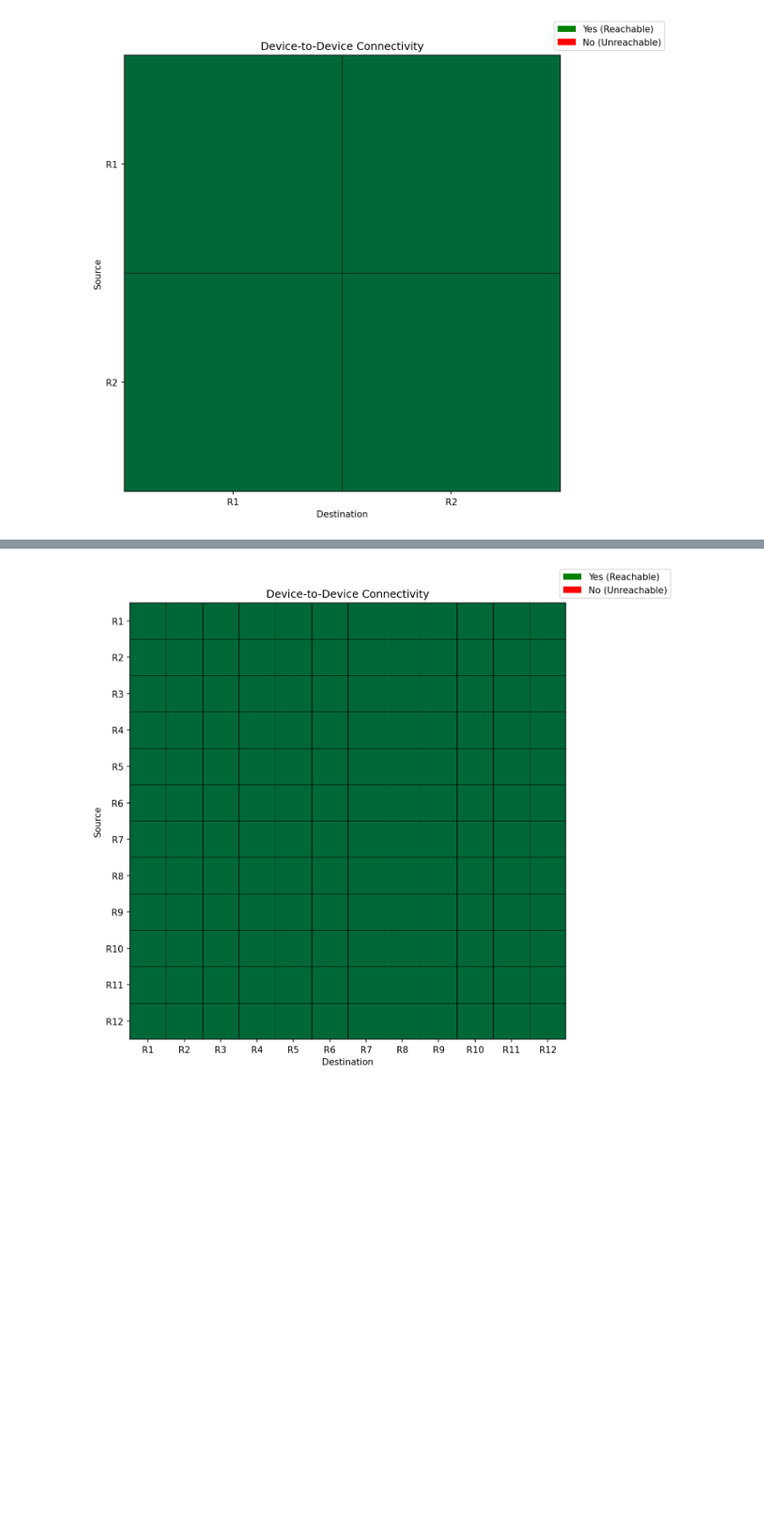
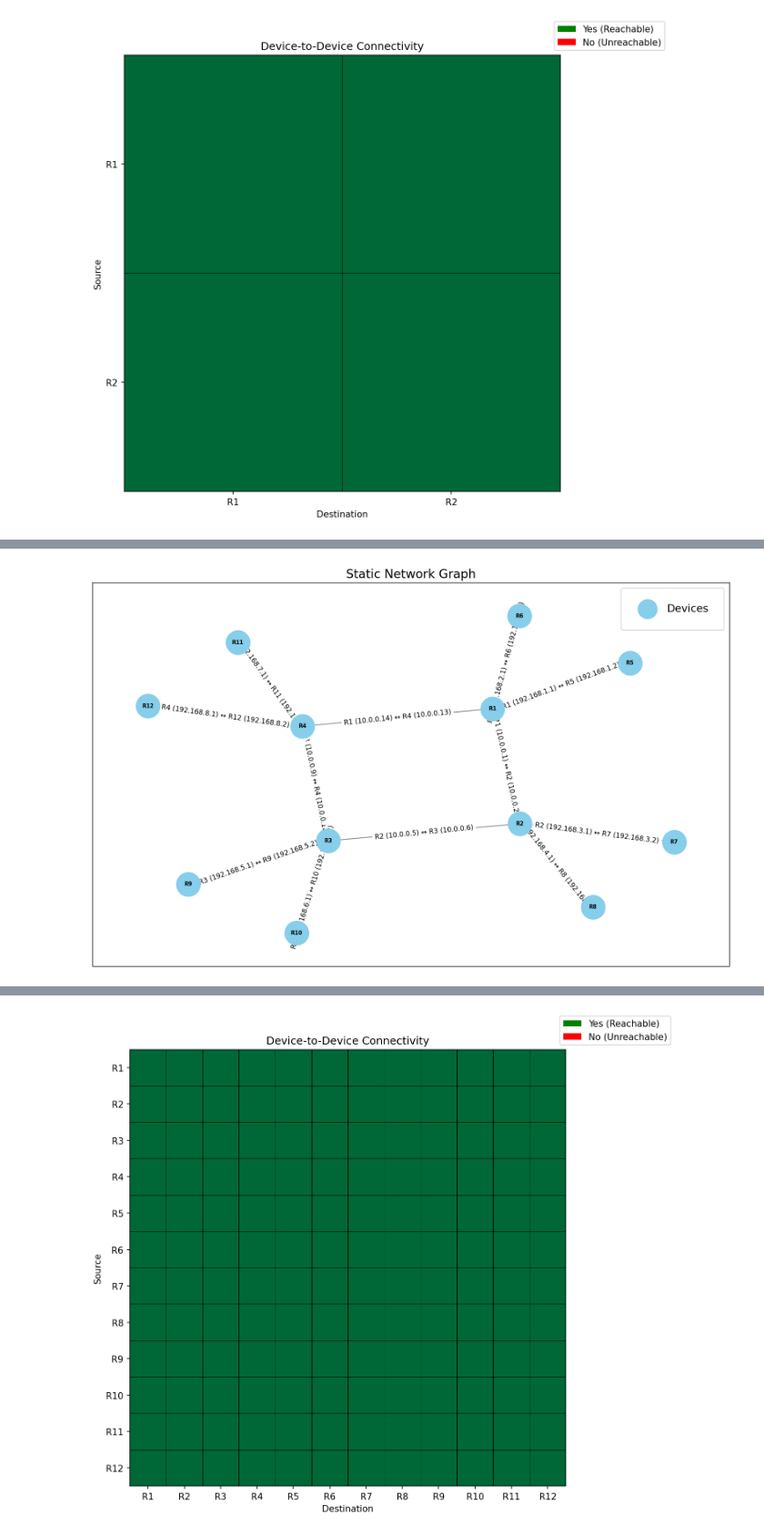
Before and after one commit to 48774861/Network-Automation-Configuration-Simulation-using-Python-and-NAPALM, a Jupyter notebook: networks_project2.ipynb, the cells around one changed output, grey strips where cells are left out. Shown at 91% size. Saved outputs shown, nothing was run; the diff lists cells and outputs as text; code cells hidden in the pictures; blank space fills up the shorter version.

```diff
--- a/networks_project2.ipynb
+++ b/networks_project2.ipynb
@@ -581 +523,5 @@ INTERFACES:
+# %%
+draw_static_network_graph(G)
+# %% [output]
+[figure, added]
 # %%
```
Also changed, not shown: parts of 26 cells of this notebook.
